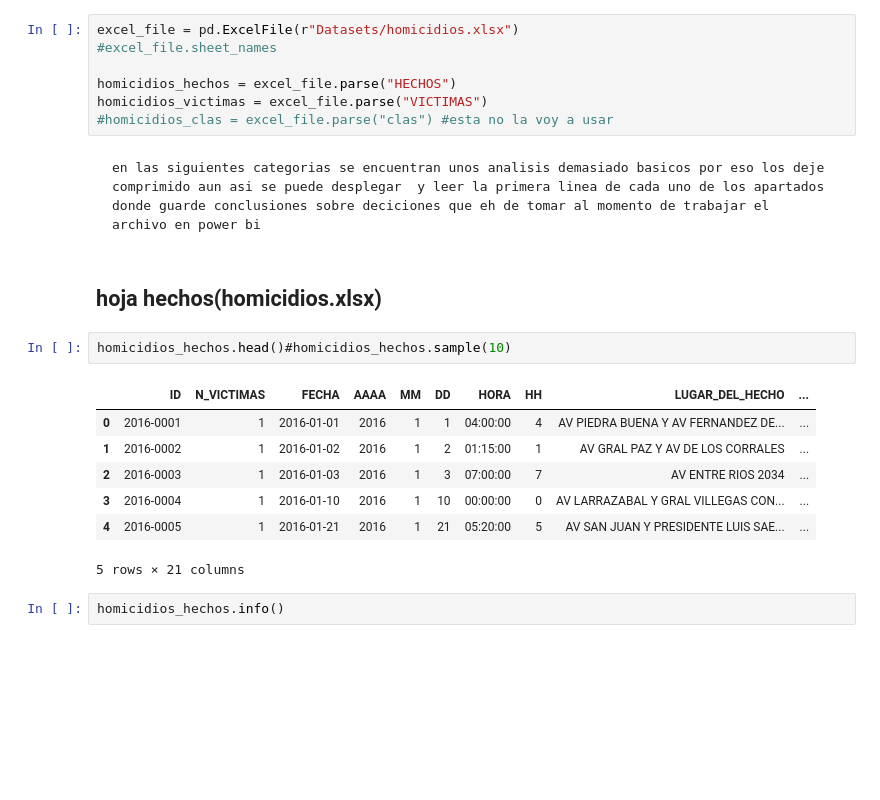
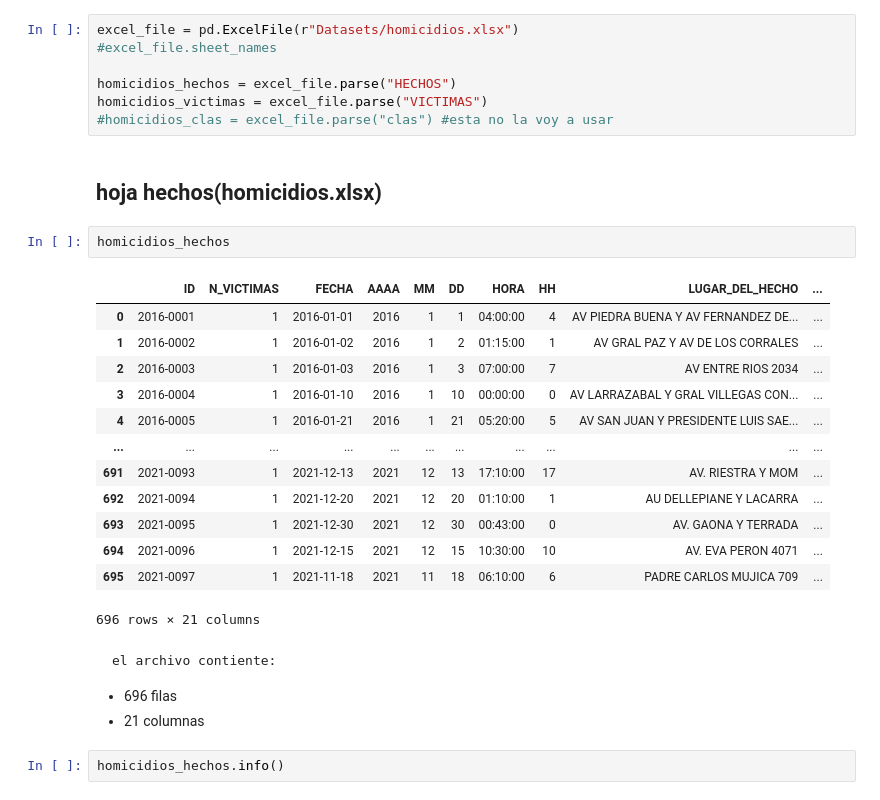
Before and after one commit to tDelbarco/PI_DataAnalytics_Siniestros-Viales, a Jupyter notebook: EDA.ipynb, the cells around one changed output. Saved outputs shown, nothing was run; the diff lists cells and outputs as text; blank space fills up the shorter version.

```diff
--- a/EDA.ipynb
+++ b/EDA.ipynb
@@ -16,20 +16,28 @@ excel_file = pd.ExcelFile(r"Datasets/homicidios.xlsx")
 homicidios_hechos = excel_file.parse("HECHOS")
 homicidios_victimas = excel_file.parse("VICTIMAS")
 #homicidios_clas = excel_file.parse("clas") #esta no la voy a usar
-# %% [markdown]
-    en las siguientes categorias se encuentran unos analisis demasiado basicos por eso los deje comprimido aun asi se puede desplegar  y leer la primera linea de cada uno de los apartados donde guarde conclusiones sobre deciciones que eh de tomar al momento de trabajar el archivo en power bi
 # %% [markdown]
 ## hoja hechos(homicidios.xlsx)
-# %%
-homicidios_hechos.head()#homicidios_hechos.sample(10)
-# %% [output]
-|  | ID | N_VICTIMAS | FECHA | AAAA | MM | DD | HORA | HH | LUGAR_DEL_HECHO | ... |
-| 0 | 2016-0001 | 1 | 2016-01-01 | 2016 | 1 | 1 | 04:00:00 | 4 | AV PIEDRA BUENA Y AV FERNANDEZ DE... | ... |
-| 1 | 2016-0002 | 1 | 2016-01-02 | 2016 | 1 | 2 | 01:15:00 | 1 | AV GRAL PAZ Y AV DE LOS CORRALES | ... |
-| 2 | 2016-0003 | 1 | 2016-01-03 | 2016 | 1 | 3 | 07:00:00 | 7 | AV ENTRE RIOS 2034 | ... |
-| 3 | 2016-0004 | 1 | 2016-01-10 | 2016 | 1 | 10 | 00:00:00 | 0 | AV LARRAZABAL Y GRAL VILLEGAS CON... | ... |
-| 4 | 2016-0005 | 1 | 2016-01-21 | 2016 | 1 | 21 | 05:20:00 | 5 | AV SAN JUAN Y PRESIDENTE LUIS SAE... | ... |
-5 rows × 21 columns
+# %%
+homicidios_hechos
+# %% [output]
+|  | ID | N_VICTIMAS | FECHA | AAAA | MM | DD | HORA | HH | LUGAR_DEL_HECHO | ... |
+| 0 | 2016-0001 | 1 | 2016-01-01 | 2016 | 1 | 1 | 04:00:00 | 4 | AV PIEDRA BUENA Y AV FERNANDEZ DE... | ... |
+| 1 | 2016-0002 | 1 | 2016-01-02 | 2016 | 1 | 2 | 01:15:00 | 1 | AV GRAL PAZ Y AV DE LOS CORRALES | ... |
+| 2 | 2016-0003 | 1 | 2016-01-03 | 2016 | 1 | 3 | 07:00:00 | 7 | AV ENTRE RIOS 2034 | ... |
+| 3 | 2016-0004 | 1 | 2016-01-10 | 2016 | 1 | 10 | 00:00:00 | 0 | AV LARRAZABAL Y GRAL VILLEGAS CON... | ... |
+| 4 | 2016-0005 | 1 | 2016-01-21 | 2016 | 1 | 21 | 05:20:00 | 5 | AV SAN JUAN Y PRESIDENTE LUIS SAE... | ... |
+| ... | ... | ... | ... | ... | ... | ... | ... | ... | ... | ... |
+| 691 | 2021-0093 | 1 | 2021-12-13 | 2021 | 12 | 13 | 17:10:00 | 17 | AV. RIESTRA Y MOM | ... |
+| 692 | 2021-0094 | 1 | 2021-12-20 | 2021 | 12 | 20 | 01:10:00 | 1 | AU DELLEPIANE Y LACARRA | ... |
+| 693 | 2021-0095 | 1 | 2021-12-30 | 2021 | 12 | 30 | 00:43:00 | 0 | AV. GAONA Y TERRADA | ... |
+| 694 | 2021-0096 | 1 | 2021-12-15 | 2021 | 12 | 15 | 10:30:00 | 10 | AV. EVA PERON 4071 | ... |
+| 695 | 2021-0097 | 1 | 2021-11-18 | 2021 | 11 | 18 | 06:10:00 | 6 | PADRE CARLOS MUJICA 709 | ... |
+696 rows × 21 columns
+# %% [markdown]
+    el archivo contiente:
+* 696 filas
+* 21 columnas
 # %%
 homicidios_hechos.info()
 # %% [output]
```
Also changed, not shown: parts of 39 cells of this notebook, 3 other files.
